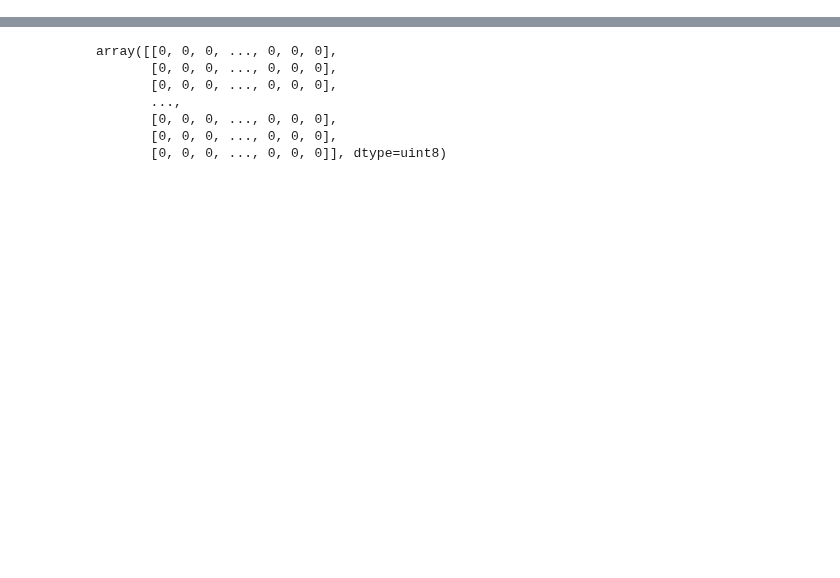
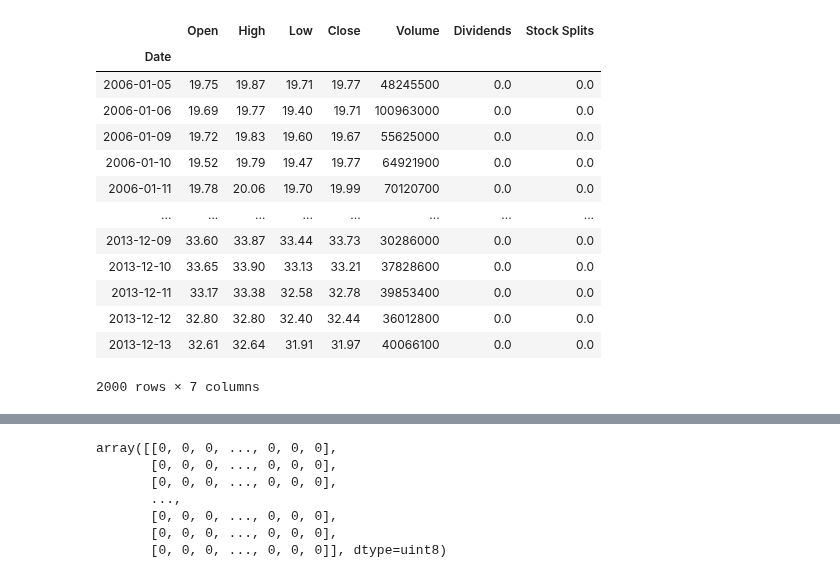
Before and after one commit to HaochengYe/Backtesting, a Jupyter notebook: Test.ipynb, the cells around one changed output, grey strips where cells are left out. Saved outputs shown, nothing was run; the diff lists cells and outputs as text; code cells hidden in the pictures; blank space fills up the shorter version.

```diff
--- a/Test.ipynb
+++ b/Test.ipynb
@@ -79,4 +79,21 @@ def dta_transformation(data, est_h):
         print("{}/{}".format(i - est_h, data.shape[0] - est_h))
 
     return x, y
+# %%
+hist.iloc[5000:7000]
+# %% [output]
+|  | Open | High | Low | Close | Volume | Dividends | Stock Splits |
+| Date |  |  |  |  |  |  |  |
+| 2006-01-05 | 19.75 | 19.87 | 19.71 | 19.77 | 48245500 | 0.0 | 0.0 |
+| 2006-01-06 | 19.69 | 19.77 | 19.40 | 19.71 | 100963000 | 0.0 | 0.0 |
+| 2006-01-09 | 19.72 | 19.83 | 19.60 | 19.67 | 55625000 | 0.0 | 0.0 |
+| 2006-01-10 | 19.52 | 19.79 | 19.47 | 19.77 | 64921900 | 0.0 | 0.0 |
+| 2006-01-11 | 19.78 | 20.06 | 19.70 | 19.99 | 70120700 | 0.0 | 0.0 |
+| ... | ... | ... | ... | ... | ... | ... | ... |
+| 2013-12-09 | 33.60 | 33.87 | 33.44 | 33.73 | 30286000 | 0.0 | 0.0 |
+| 2013-12-10 | 33.65 | 33.90 | 33.13 | 33.21 | 37828600 | 0.0 | 0.0 |
+| 2013-12-11 | 33.17 | 33.38 | 32.58 | 32.78 | 39853400 | 0.0 | 0.0 |
+| 2013-12-12 | 32.80 | 32.80 | 32.40 | 32.44 | 36012800 | 0.0 | 0.0 |
+| 2013-12-13 | 32.61 | 32.64 | 31.91 | 31.97 | 40066100 | 0.0 | 0.0 |
+2000 rows × 7 columns
 # %%
```
Also changed, not shown: parts of 13 cells of this notebook, 3 other files.
